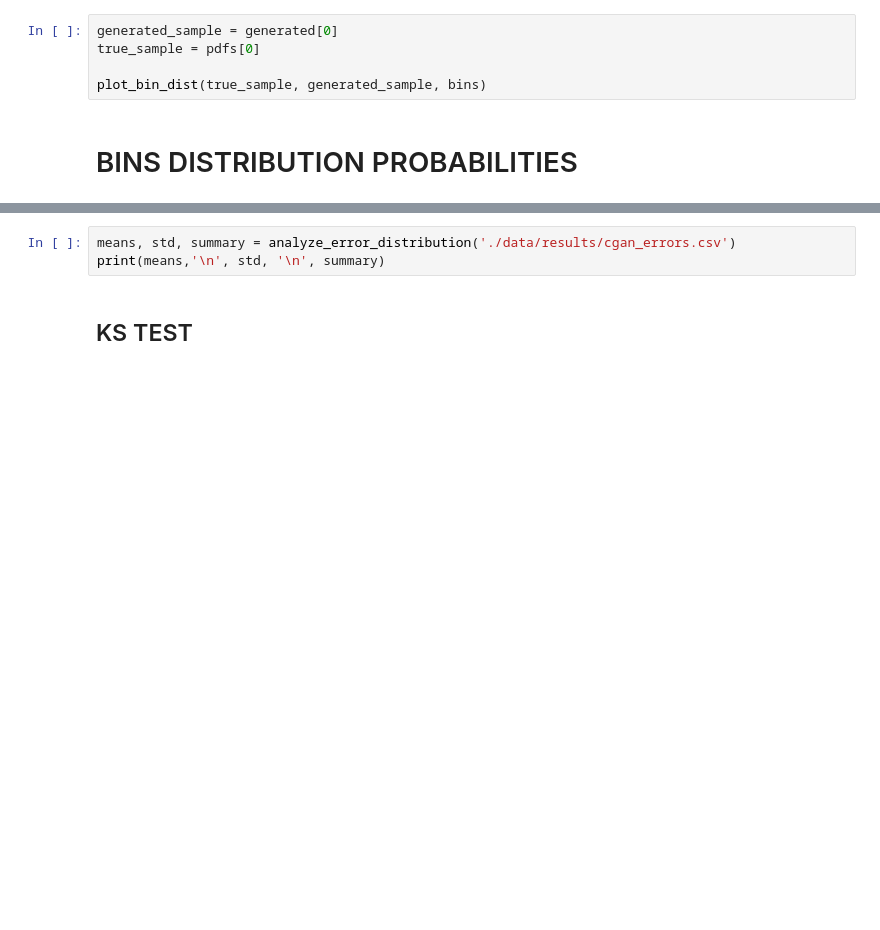
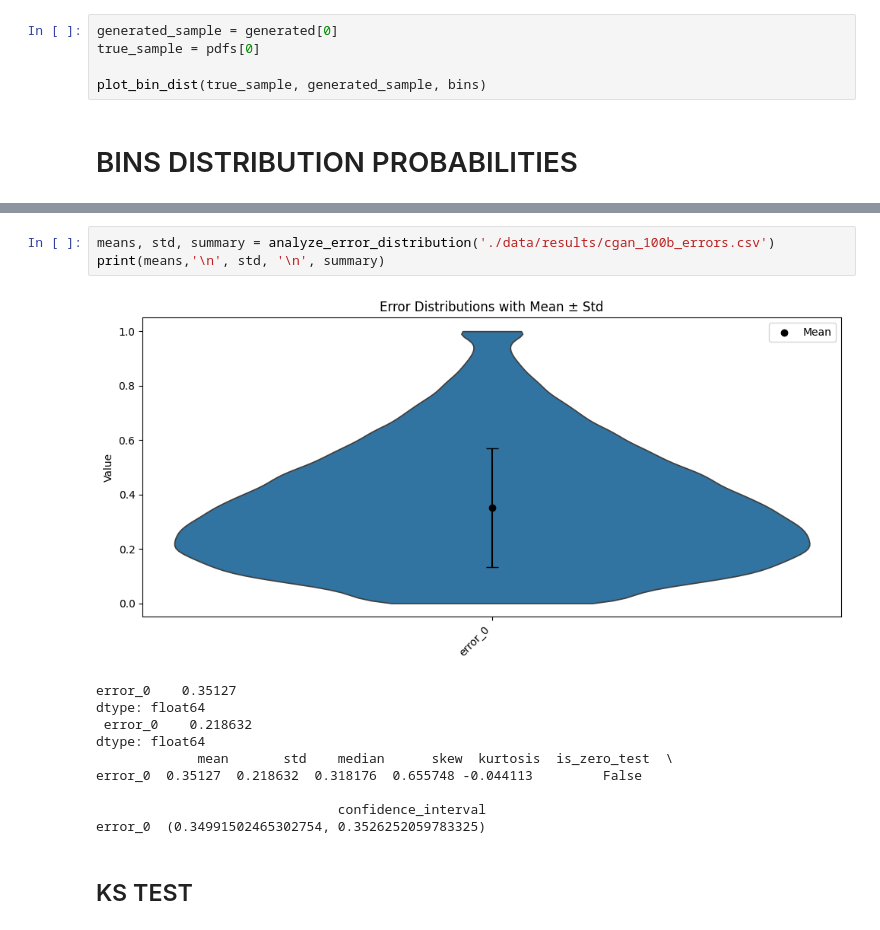
Before and after one commit to matteorofrano/CGAN-for-probability-distribution-generation, a Jupyter notebook: tests.ipynb, the cells around one changed output, grey strips where cells are left out. Saved outputs shown, nothing was run; the diff lists cells and outputs as text; blank space fills up the shorter version.

```diff
--- a/tests.ipynb
+++ b/tests.ipynb
@@ -196,6 +199,17 @@ plot_learning_curve('generated_vs_true.csv')
 # %%
-means, std, summary = analyze_error_distribution('./data/results/cgan_errors.csv')
+means, std, summary = analyze_error_distribution('./data/results/cgan_100b_errors.csv')
 print(means,'\n', std, '\n', summary)
+# %% [output]
+[figure, added]
+error_0    0.35127
+dtype: float64
+ error_0    0.218632
+dtype: float64
+             mean       std    median      skew  kurtosis  is_zero_test  \
+error_0  0.35127  0.218632  0.318176  0.655748 -0.044113         False
+
+                               confidence_interval
+error_0  (0.34991502465302754, 0.3526252059783325)
 # %% [markdown]
 ## KS TEST
 # %%
```
Also changed, not shown: parts of 33 cells of this notebook, 37 other files.
